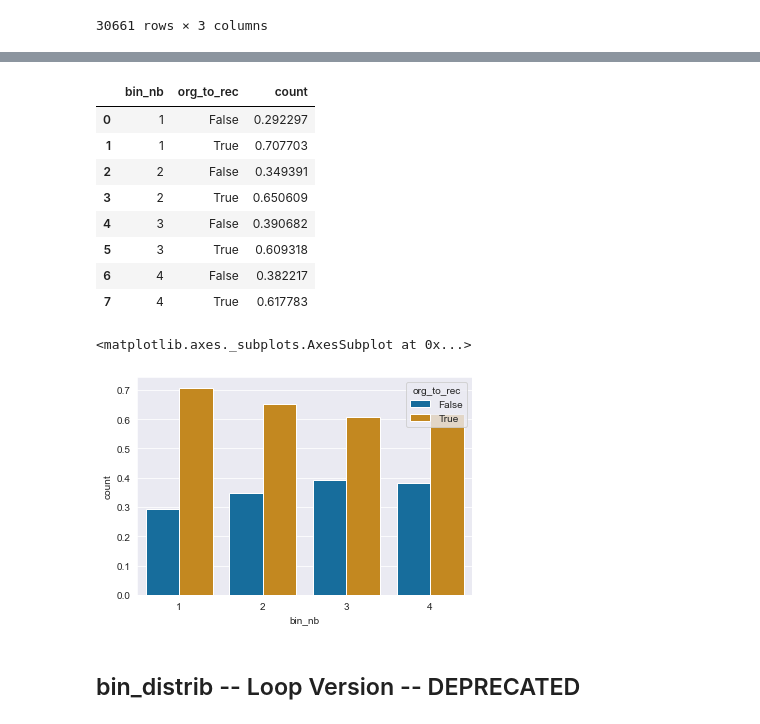
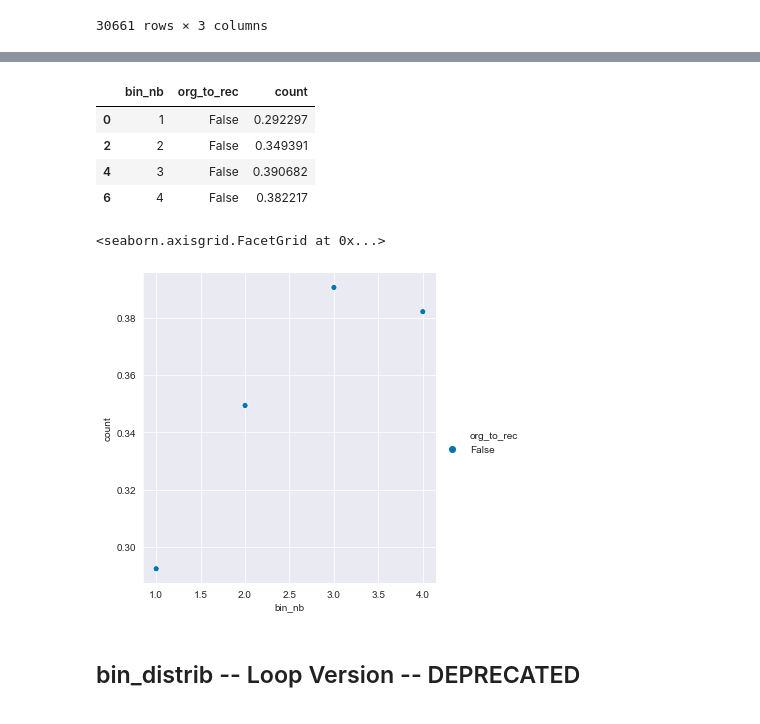
Before and after one commit to QuVil/cmb-recommendation, a Jupyter notebook: src/analysis/mainstream_tests.ipynb, the cells around one changed output, grey strips where cells are left out. Cells and saved outputs as stored; diff of their text form; code cells hidden in the pictures.

```diff
--- a/src/analysis/mainstream_tests.ipynb
+++ b/src/analysis/mainstream_tests.ipynb
@@ -209,5 +194,5 @@ users_reco
 # %%
-USER_BINS = 4
+USER_BINS = 2
 # Cutting into bins
 users_reco["u_bin"] = pd.cut(users_reco["cumplays"], USER_BINS, duplicates="drop")
 print(f"Number of users per bin: \n{users_reco.groupby('u_bin').size()}")
@@ -460,22 +439,21 @@ means = reco_orga_count.groupby(["bin_nb"]).sum().reset_index()
 reco_orga_count["count"] = reco_orga_count["count"].astype(float)
 for i, row in reco_orga_count.iterrows():
     reco_orga_count.at[i, "count"] /= means[means["bin_nb"] == row["bin_nb"]]["count"]
+
+# No need to keep org_to_rec==True
+reco_orga_count = reco_orga_count[reco_orga_count["org_to_rec"] == False]
 reco_orga_count
 # %% [output]
 |  | bin_nb | org_to_rec | count |
 | 0 | 1 | False | 0.292297 |
-| 1 | 1 | True | 0.707703 |
 | 2 | 2 | False | 0.349391 |
-| 3 | 2 | True | 0.650609 |
 | 4 | 3 | False | 0.390682 |
-| 5 | 3 | True | 0.609318 |
 | 6 | 4 | False | 0.382217 |
-| 7 | 4 | True | 0.617783 |
 # %%
-sns.barplot(x="bin_nb", y="count", hue="org_to_rec", data=reco_orga_count)
+sns.relplot(x="bin_nb", y="count", hue="org_to_rec", kind="p" data=reco_orga_count)
 # %% [output]
-<matplotlib.axes._subplots.AxesSubplot at 0x...>
+<seaborn.axisgrid.FacetGrid at 0x...>
-[figure, old version]
+[figure, new version]
 # %% [markdown]
 ## bin_distrib -- Loop Version -- DEPRECATED
 # %%
```
Also changed, not shown: parts of 11 cells of this notebook, 5 other files.
